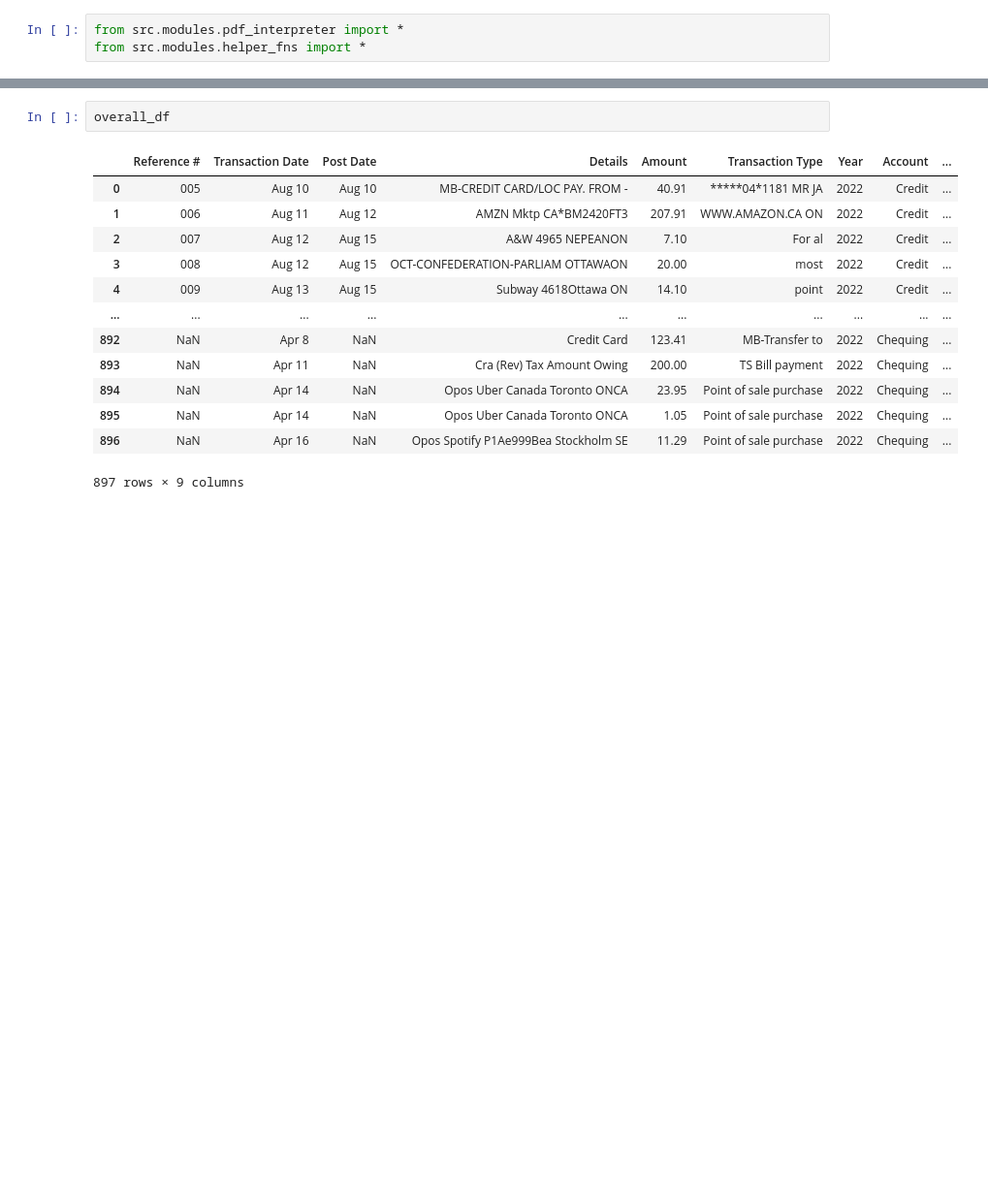
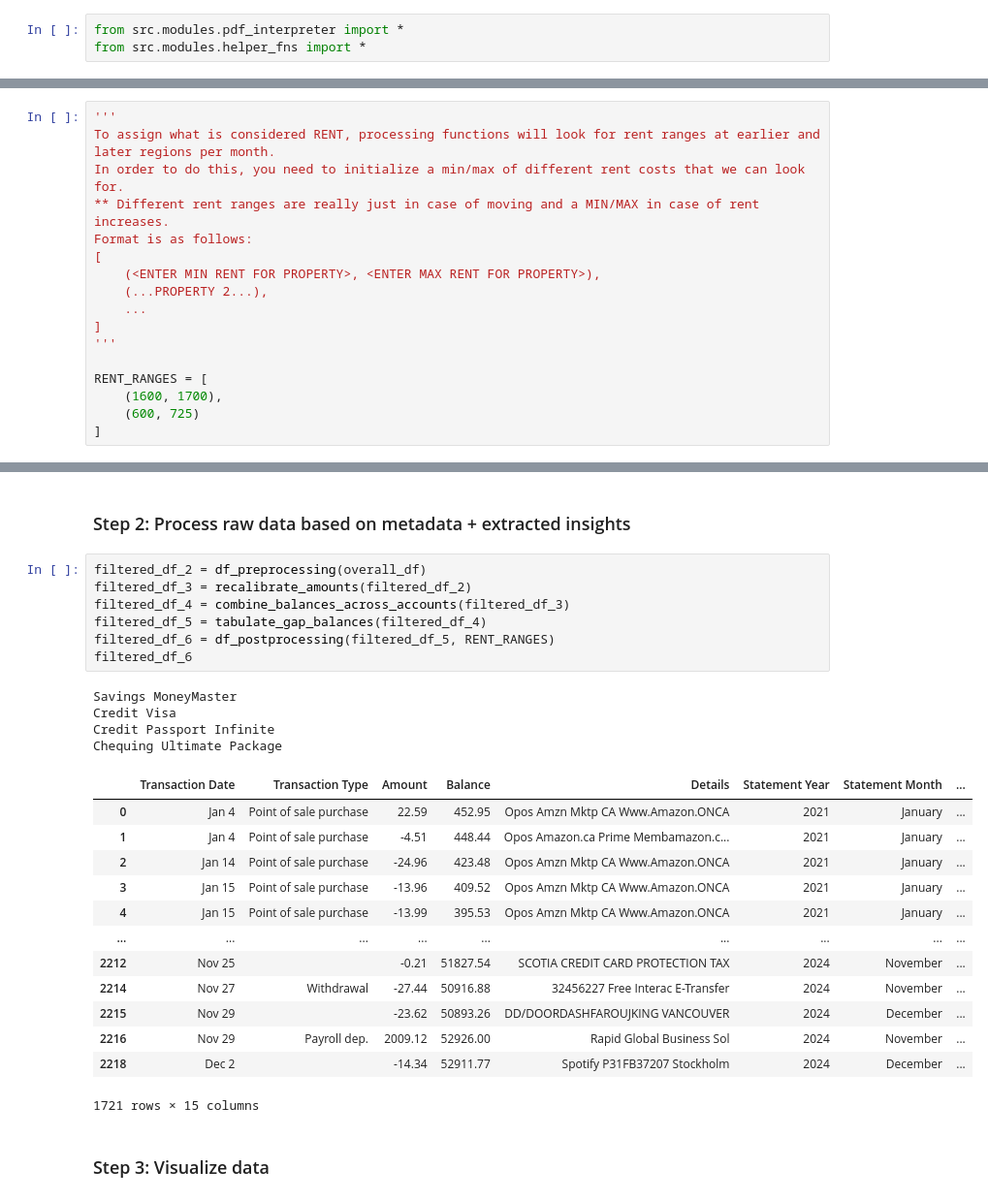
Before and after one commit to javaidb/personal-finance-tracker, a Jupyter notebook: src/notebooks/finance_visualizer.ipynb, the cells around one changed output, grey strips where cells are left out. Shown at 97% size. Saved outputs shown, nothing was run; the diff lists cells and outputs as text; blank space fills up the shorter version.

```diff
--- a/src/notebooks/finance_visualizer.ipynb
+++ b/src/notebooks/finance_visualizer.ipynb
@@ -7,0 +14,17 @@ from src.modules.helper_fns import *
+# %%
+'''
+To assign what is considered RENT, processing functions will look for rent ranges at earlier and later regions per month.
+In order to do this, you need to initialize a min/max of different rent costs that we can look for.
+** Different rent ranges are really just in case of moving and a MIN/MAX in case of rent increases.
+Format is as follows:
+[
+    (<ENTER MIN RENT FOR PROPERTY>, <ENTER MAX RENT FOR PROPERTY>),
+    (...PROPERTY 2...),
+    ...
+]
+'''
+
+RENT_RANGES = [
+    (1600, 1700),
+    (600, 725)
+]
@@ -48,16 +35,29 @@ September 2022 e-Statement.pdf
-# %%
-overall_df
-# %% [output]
-|  | Reference # | Transaction Date | Post Date | Details | Amount | Transaction Type | Year | Account | ... |
-| 0 | 005 | Aug 10 | Aug 10 | MB-CREDIT CARD/LOC PAY. FROM - | 40.91 | *****04*1181 MR JA | 2022 | Credit | ... |
-| 1 | 006 | Aug 11 | Aug 12 | AMZN Mktp CA*BM2420FT3 | 207.91 | WWW.AMAZON.CA ON | 2022 | Credit | ... |
-| 2 | 007 | Aug 12 | Aug 15 | A&W 4965 NEPEANON | 7.10 | For al | 2022 | Credit | ... |
-| 3 | 008 | Aug 12 | Aug 15 | OCT-CONFEDERATION-PARLIAM OTTAWAON | 20.00 | most | 2022 | Credit | ... |
-| 4 | 009 | Aug 13 | Aug 15 | Subway 4618Ottawa ON | 14.10 | point | 2022 | Credit | ... |
-| ... | ... | ... | ... | ... | ... | ... | ... | ... | ... |
-| 892 | NaN | Apr 8 | NaN | Credit Card | 123.41 | MB-Transfer to | 2022 | Chequing | ... |
-| 893 | NaN | Apr 11 | NaN | Cra (Rev) Tax Amount Owing | 200.00 | TS Bill payment | 2022 | Chequing | ... |
-| 894 | NaN | Apr 14 | NaN | Opos Uber Canada Toronto ONCA | 23.95 | Point of sale purchase | 2022 | Chequing | ... |
-| 895 | NaN | Apr 14 | NaN | Opos Uber Canada Toronto ONCA | 1.05 | Point of sale purchase | 2022 | Chequing | ... |
-| 896 | NaN | Apr 16 | NaN | Opos Spotify P1Ae999Bea Stockholm SE | 11.29 | Point of sale purchase | 2022 | Chequing | ... |
-897 rows × 9 columns
+# %% [markdown]
+### Step 2: Process raw data based on metadata + extracted insights
+# %%
+filtered_df_2 = df_preprocessing(overall_df)
+filtered_df_3 = recalibrate_amounts(filtered_df_2)
+filtered_df_4 = combine_balances_across_accounts(filtered_df_3)
+filtered_df_5 = tabulate_gap_balances(filtered_df_4)
+filtered_df_6 = df_postprocessing(filtered_df_5, RENT_RANGES)
+filtered_df_6
+# %% [output]
+Savings MoneyMaster
+Credit Visa
+Credit Passport Infinite
+Chequing Ultimate Package
+|  | Transaction Date | Transaction Type | Amount | Balance | Details | Statement Year | Statement Month | ... |
+| 0 | Jan 4 | Point of sale purchase | 22.59 | 452.95 | Opos Amzn Mktp CA Www.Amazon.ONCA | 2021 | January | ... |
+| 1 | Jan 4 | Point of sale purchase | -4.51 | 448.44 | Opos Amazon.ca Prime Membamazon.c... | 2021 | January | ... |
+| 2 | Jan 14 | Point of sale purchase | -24.96 | 423.48 | Opos Amzn Mktp CA Www.Amazon.ONCA | 2021 | January | ... |
+| 3 | Jan 15 | Point of sale purchase | -13.96 | 409.52 | Opos Amzn Mktp CA Www.Amazon.ONCA | 2021 | January | ... |
+| 4 | Jan 15 | Point of sale purchase | -13.99 | 395.53 | Opos Amzn Mktp CA Www.Amazon.ONCA | 2021 | January | ... |
+| ... | ... | ... | ... | ... | ... | ... | ... | ... |
+| 2212 | Nov 25 |  | -0.21 | 51827.54 | SCOTIA CREDIT CARD PROTECTION TAX | 2024 | November | ... |
+| 2214 | Nov 27 | Withdrawal | -27.44 | 50916.88 | 32456227 Free Interac E-Transfer | 2024 | November | ... |
+| 2215 | Nov 29 |  | -23.62 | 50893.26 | DD/DOORDASHFAROUJKING VANCOUVER | 2024 | December | ... |
+| 2216 | Nov 29 | Payroll dep. | 2009.12 | 52926.00 | Rapid Global Business Sol | 2024 | November | ... |
+| 2218 | Dec 2 |  | -14.34 | 52911.77 | Spotify P31FB37207 Stockholm | 2024 | December | ... |
+1721 rows × 15 columns
+# %% [markdown]
+### Step 3: Visualize data
```
Also changed, not shown: parts of 25 cells of this notebook.
